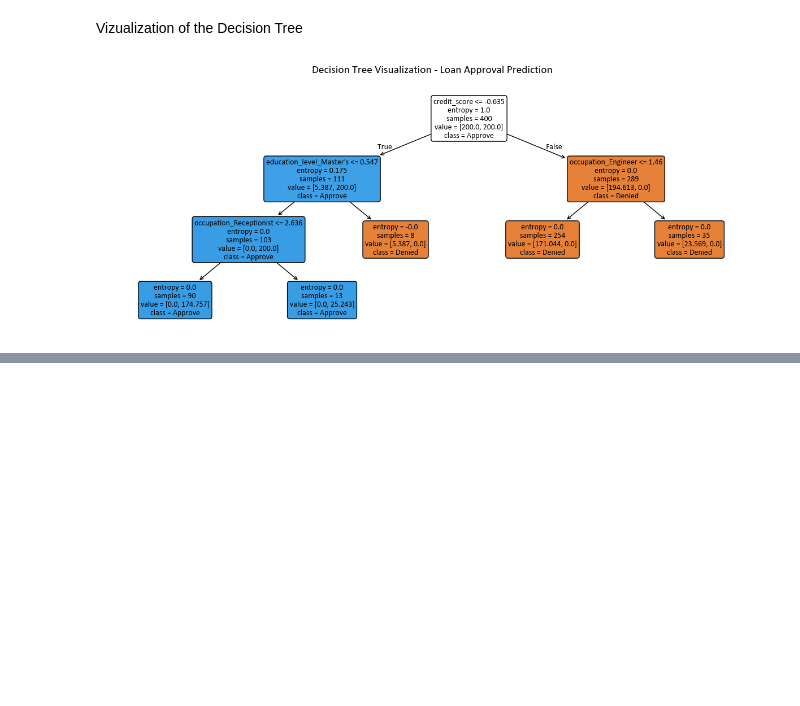
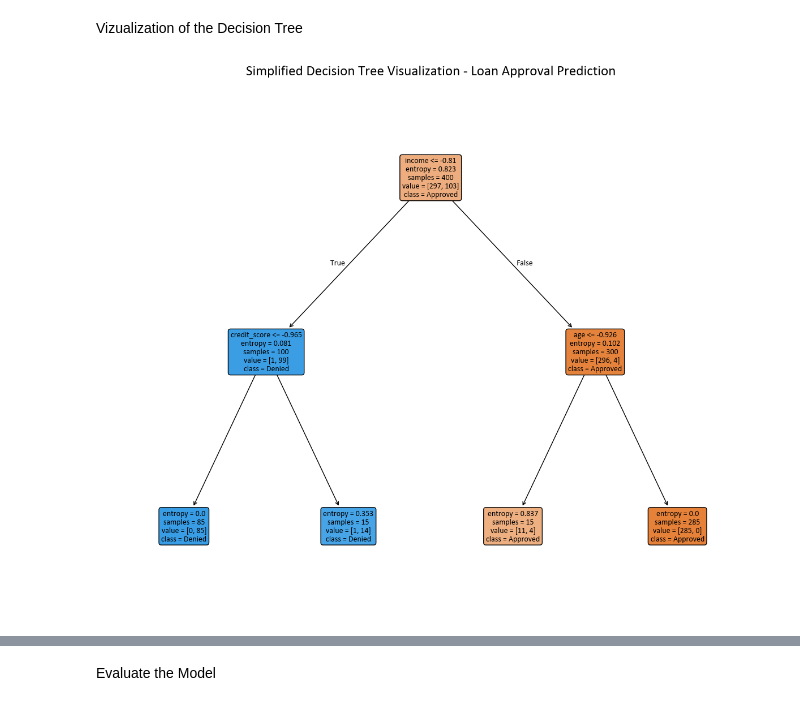
Before and after one commit to SoftwareReboot/MachineLearning-Model, a Jupyter notebook: Decision Tree.ipynb, the cells around one changed output, grey strips where cells are left out. Drawn from its saved outputs; the diff is of its cells as text; code cells hidden in the pictures; blank space fills up the shorter version.

```diff
--- a/Decision Tree.ipynb
+++ b/Decision Tree.ipynb
@@ -71,4 +65,2 @@ Y = le.fit_transform(Y)
-# %%
-X = pd.get_dummies(df.drop('loan_status', axis=1), drop_first=True)
 # %% [markdown]
 Train test split
@@ -77,3 +67,17 @@ X_train, X_test, Y_train, Y_test = train_test_split(X,Y, test_size=0.2, random_s
+# %%
+# --- THE SIMPLE FIX: ONE-HOT ENCODING ---
+# Convert all text/categorical columns into numerical (0 or 1) columns.
+X_processed = pd.get_dummies(X, drop_first=True)
+
+# Encode the target variable (loan_status)
+le_y = LabelEncoder()
+Y_encoded = le_y.fit_transform(Y)
+class_names = list(le_y.classes_)
+
+# Split the data
+X_train, X_test, Y_train, Y_test = train_test_split(
+    X_processed, Y_encoded, test_size=0.2, random_state=42
+)
 # %%
 X_train.shape
 X_test.shape
@@ -91,10 +95,9 @@ Building the model
 model = DecisionTreeClassifier(
     criterion='entropy',
     random_state=42,
-    class_weight='balanced',
-    max_depth=None,              # Changed from 3 to 5 for more detail
-    min_samples_split=2,     # Added - fewer samples needed to split
-    min_samples_leaf=1        # Added - fewer samples needed in leaves
+    max_depth=4,
+    min_samples_split=5,
+    min_samples_leaf=15
 )
 model.fit(X_train, Y_train)
 # %% [output]
@@ -107,24 +110,20 @@ Y_pred = model.predict(X_test)
 # %% [markdown]
 Vizualization of the Decision Tree
 # %%
-import matplotlib.pyplot as plt
-from sklearn.tree import plot_tree
-
-plt.figure("Decision Tree - Loan Status", figsize=(12, 5))
-plt.rcParams["font.family"] = "Calibri"
+# Generate the visualization
+plt.figure("Decision Tree - Simple Fix", figsize=(15, 12))
 plot_tree(
-    model,                                # your trained DecisionTreeClassifier
-    feature_names=list(X.columns),        # column names from your dataset
-    class_names=['Denied', 'Approve'],            # adjust to your encoded target labels
-    filled=True,                          # color the nodes
-    fontsize=10,                          # readable text
-    rounded=True                          # smooth edges
+    model,
+    feature_names=list(X_processed.columns),
+    class_names=class_names, # ['Approved', 'Denied']
+    filled=True,
+    fontsize=10,
+    rounded=True
 )
-plt.title("Decision Tree Visualization - Loan Approval Prediction", fontsize=14, pad=20)
-plt.tight_layout()
+plt.title("Simplified Decision Tree Visualization - Loan Approval Prediction", fontsize=18, pad=20)
 plt.show()
 # %% [output]
-[figure, old version]
+[figure, new version]
 # %%
 from sklearn import tree
 import graphviz
@@ -151,3 +151,5 @@ graph = graphviz.Source(dot_data)
 graph
 # %% [output]
 [drawing not drawn]
+# %% [markdown]
+Evaluate the Model
```
Also changed, not shown: parts of 10 cells of this notebook, 2 other files.
